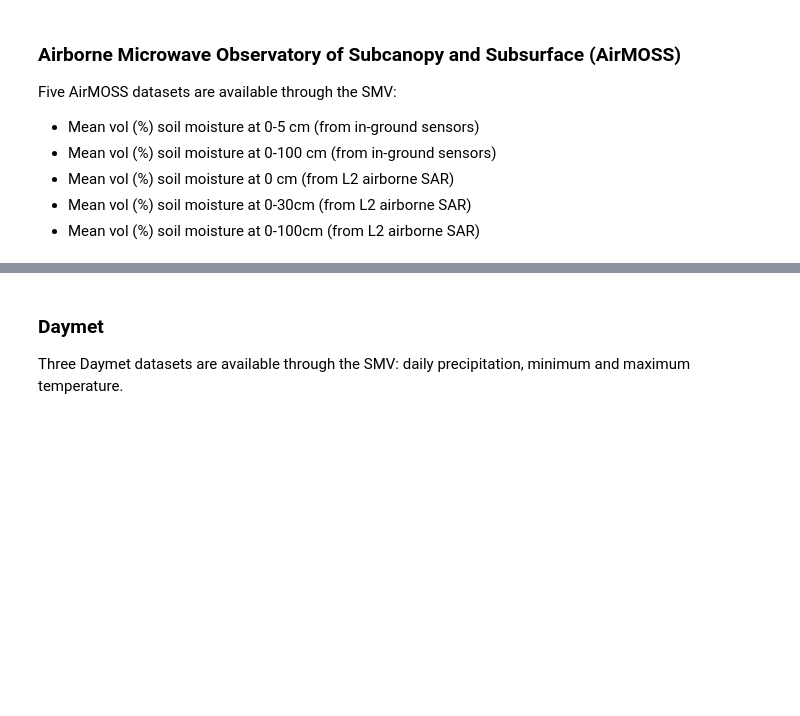
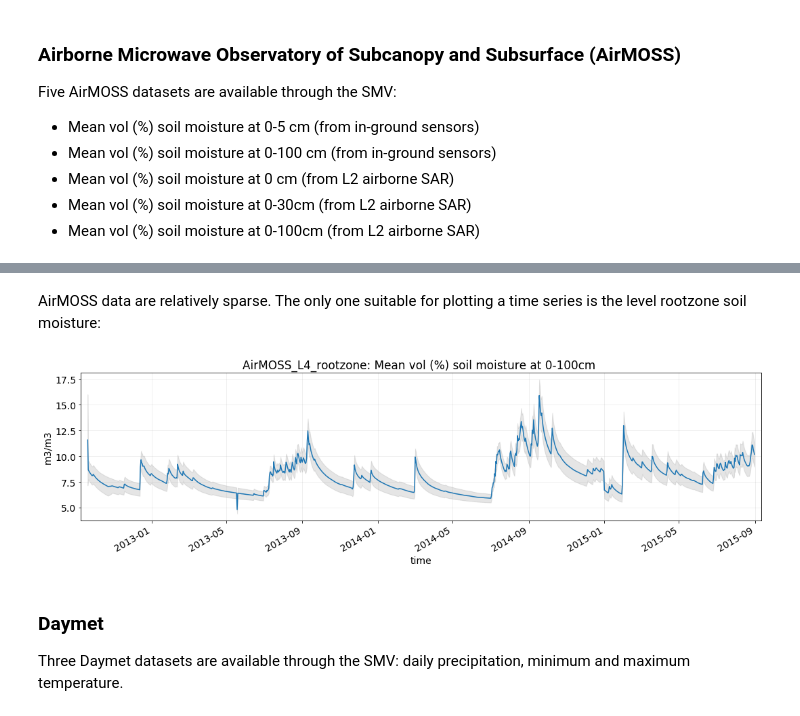
Before and after one commit to jjmcnelis/nasa_usfs_workshop, a Jupyter notebook: day3-tutorial.ipynb, the cells around one changed output, grey strips where cells are left out. Cells and saved outputs as stored; diff of their text form; code cells hidden in the pictures; blank space fills up the shorter version.

```diff
--- a/day3-tutorial.ipynb
+++ b/day3-tutorial.ipynb
@@ -110,18 +196,26 @@ Five AirMOSS datasets are available through the SMV:
+# %% [markdown]
+AirMOSS data are relatively sparse. The only one suitable for plotting a time series is the level rootzone soil moisture:
 # %%
-airmoss = xrdataset.filter_by_attrs(source="AirMOSS").sel(stat="Mean", drop=True)
+airmoss = ds.filter_by_attrs(source="AirMOSS")
 
-data = airmoss["AirMOSS_L4_rootzone"]
-ptime = data.time.data
-pmean = data.mean("sample", keep_attrs=True)
-pstd = data.std("sample", keep_attrs=True)
+if xr.concat(airmoss.isnull().values(), "null_check").data.all():
+    print("No AirMOSS observations for this site!")
+else:
 
-fig = plt.figure(figsize=(16, 4))
-ax = plt.gca()
-pmean.plot.line(x="time", ax=ax, label=desc, add_legend=False)
-ax.fill_between(ptime, (pmean-pstd), (pmean+pstd), color="gray", alpha=0.2)
-ax.set_title("AirMOSS_L4_rootzone: "+data.attrs["description"])
-ax.set_ylabel(data.attrs["units"])
-ax.grid("on", alpha=0.25)
+    data = airmoss["AirMOSS_L4_rootzone"]
+    ptime = data.time.data
+    pmean = data.mean("sample", keep_attrs=True)
+    pstd = data.std("sample", keep_attrs=True)
+
+    fig = plt.figure(figsize=(18, 4))
+    ax = plt.gca()
+    pmean.plot.line(x="time", ax=ax, label=desc, add_legend=False)
+    ax.fill_between(ptime, (pmean-pstd), (pmean+pstd), color="gray", alpha=0.2)
+    ax.set_title("AirMOSS_L4_rootzone: "+data.attrs["description"])
+    ax.set_ylabel(data.attrs["units"])
+    ax.grid("on", alpha=0.25)
+# %% [output]
+[figure, added]
 # %% [markdown]
 ### Daymet
 
```
Also changed, not shown: parts of 29 cells of this notebook, 5 other files.
